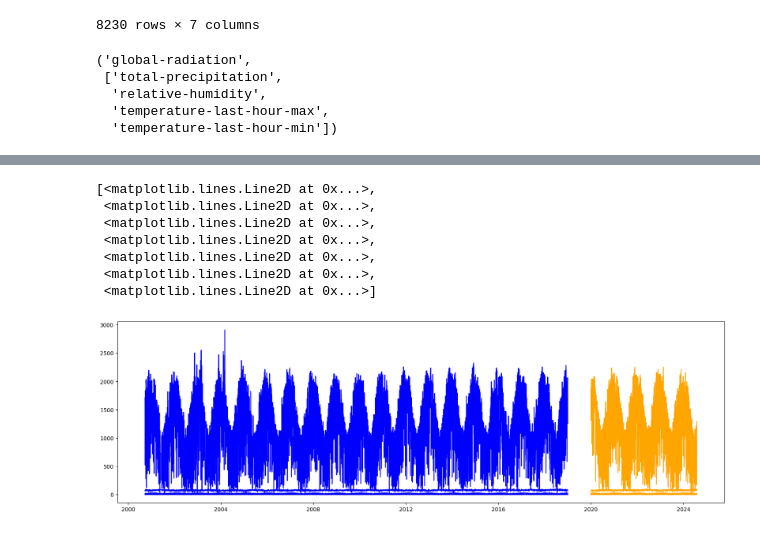
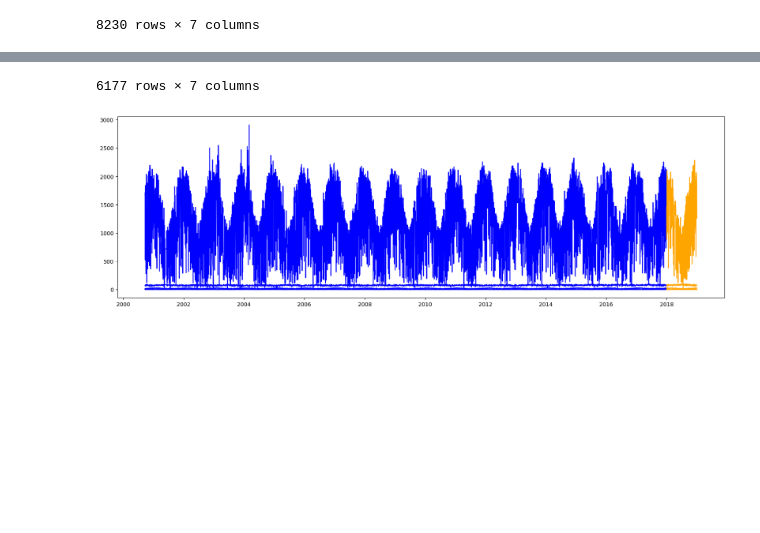
Before and after one commit to fellipessanha/solar-studies, a Jupyter notebook: data-treatment.ipynb, the cells around one changed output, grey strips where cells are left out. Cells and saved outputs as stored; diff of their text form; code cells hidden in the pictures; blank space fills up the shorter version.

```diff
--- a/data-treatment.ipynb
+++ b/data-treatment.ipynb
@@ -5,6 +5,8 @@ import os
 
 import matplotlib.pyplot as plt
 from datetime import datetime as dt
+
+FIGSIZE = (20, 6)
 # %%
 years = [i.name for i in os.scandir(f"inmet-data") if i.is_dir()]
 location = "A801"
@@ -117,18 +119,16 @@ renamed_data
 | 2024-07-31 23:00:00 | NaN | 0.0 | 71.0 | 17.9 | 17.1 | ... |
 200376 rows × 8 columns
 # %%
-col = "global-radiation"
+target = "global-radiation"
 idx = "datetime"
 
 df = renamed_data
 
 by_day = (
-    renamed_data.groupby([df.index.year, df.index.day_of_year])
-    .mean()
-    .set_index("datetime")
+    renamed_data.groupby([df.index.year, df.index.day_of_year]).mean().set_index(idx)
 )
 
-by_day = by_day.loc[by_day["global-radiation"].notna()]
+by_day = by_day.loc[by_day[target].notna()]
 by_day
 # %% [output]
 |  | global-radiation | total-precipitation | relative-humidity | temperature-last-hour-max | temperature-last-hour-min | ... |
@@ -145,28 +145,28 @@ by_day
 | 2024-07-30 11:30:00 | 1291.227273 | 0.000000 | 76.458333 | 13.125000 | 12.208333 | ... |
 | 2024-07-31 11:30:00 | 1285.118182 | 0.000000 | 68.708333 | 16.920833 | 15.612500 | ... |
 8230 rows × 7 columns
-# %%
-target = "global-radiation"
-
-features = []
-for col in by_day.columns:
-    if col == target:
-        continue
-    if abs(by_day.corr()[target][col]) > 0.4:
-        features.append(col)
-
-target, features
-# %% [output]
-('global-radiation',
- ['total-precipitation',
-  'relative-humidity',
-  'temperature-last-hour-max',
-  'temperature-last-hour-min'])
 # %%
-train = by_day[by_day.index <= pd.to_datetime("2020", format="%Y")].dropna()
-test = by_day[by_day.index > pd.to_datetime("2020", format="%Y")].dropna()
+date_threshold, date_mask = "2018", "%Y"
+date_upper_threshold = "2019"
 
-plt.figure(figsize=(20, 6))
+
+def training_threshold(col):
+    return col <= pd.to_datetime(date_threshold, format=date_mask)
+
+
+def testing_treshold(col):
+    return ~training_threshold(col) & (
+        col <= pd.to_datetime(date_upper_threshold, format=date_mask)
+    )
+
+
+train = by_day[training_threshold(by_day.index)].dropna()
+test = by_day[testing_treshold(by_day.index)].dropna()
+
+
+plt.figure(figsize=FIGSIZE)
 plt.plot(train, color="blue")
 plt.plot(test, color="orange")
+
+train
 # %% [output]
@@ -173,9 +186,3 @@ plt.plot(test, color="orange")
-[<matplotlib.lines.Line2D at 0x...>,
- <matplotlib.lines.Line2D at 0x...>,
- <matplotlib.lines.Line2D at 0x...>,
- <matplotlib.lines.Line2D at 0x...>,
- <matplotlib.lines.Line2D at 0x...>,
- <matplotlib.lines.Line2D at 0x...>,
- <matplotlib.lines.Line2D at 0x...>]
+6177 rows × 7 columns
-[figure, old version]
+[figure, new version]
 # %%
```
Also changed, not shown: parts of 10 cells of this notebook.
